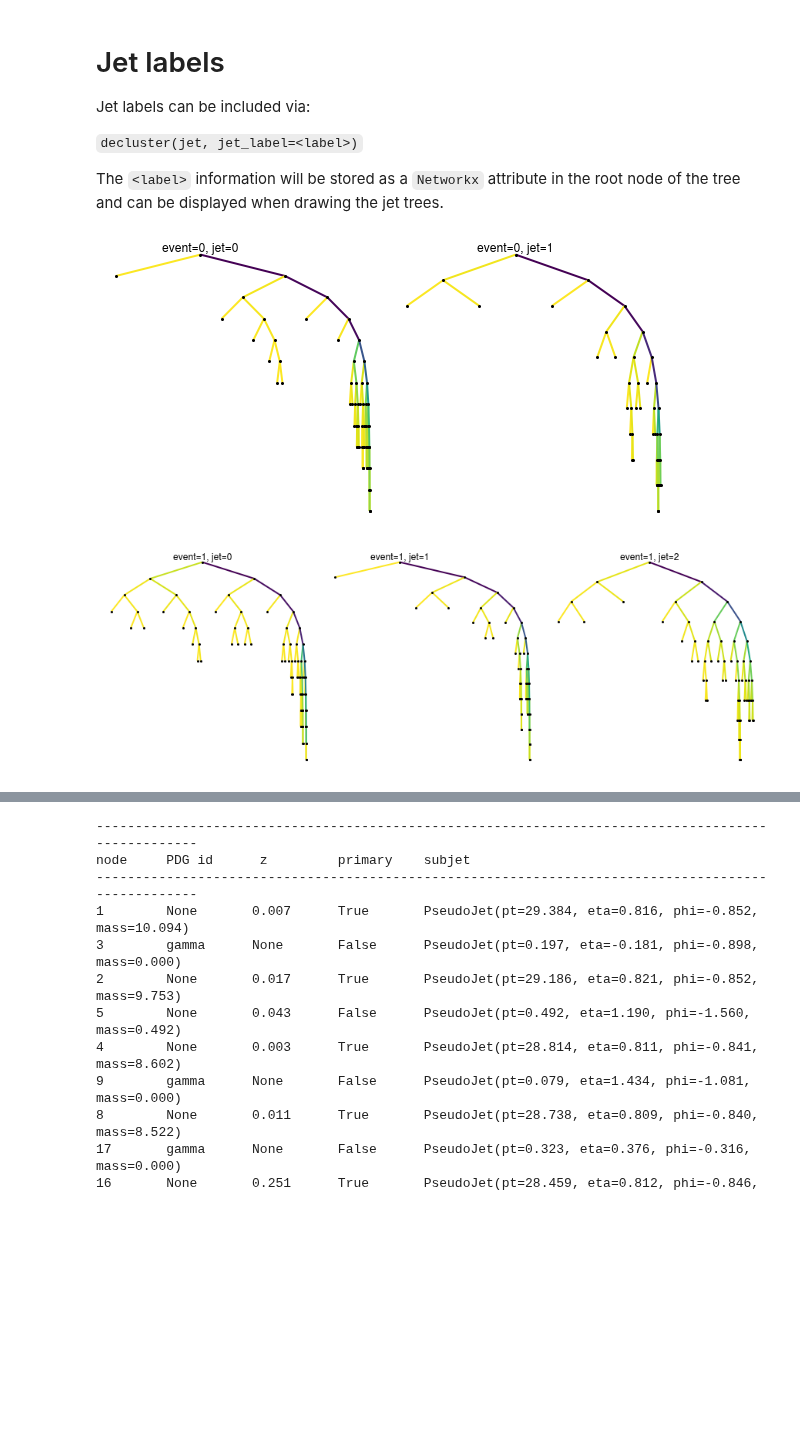
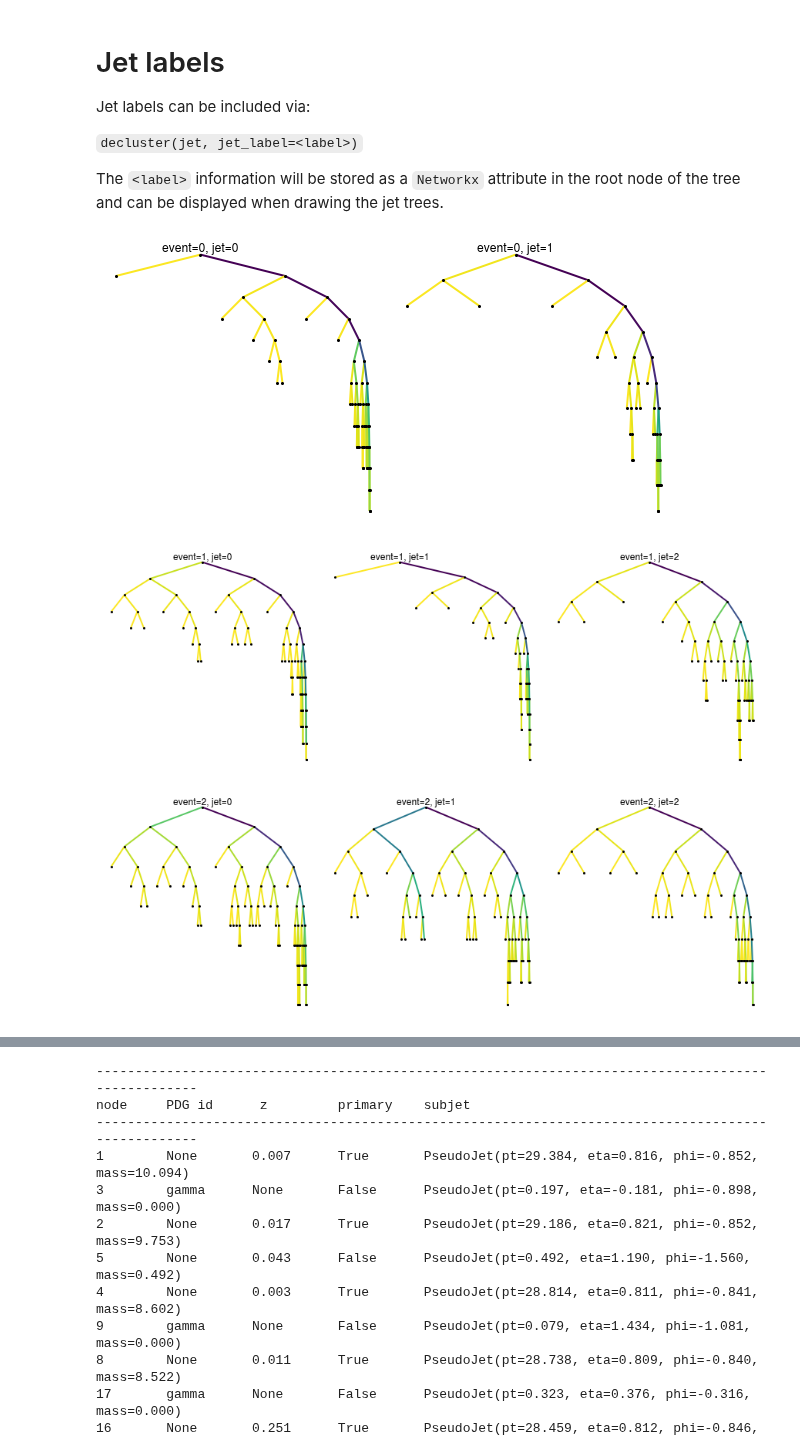
Before and after one commit to dfaroughy/JetDecluster, a Jupyter notebook: jet_trees_demo.ipynb, the cells around one changed output, grey strips where cells are left out. Saved outputs shown, nothing was run; the diff lists cells and outputs as text; code cells hidden in the pictures; blank space fills up the shorter version.

````diff
--- a/jet_trees_demo.ipynb
+++ b/jet_trees_demo.ipynb
@@ -75,21 +75,6 @@
 
 The tree nodes correspond to the subjets splittings  ***j -> j_a j_b***. During a splitting, the outgoing edge towards the right carries the most momentum (subjet ***j_a***). The edge color code describe the flow of momentum (normalized to the total jet pT) from one subjet splitting to the next... Yellow represent soft subjets while dark blue/green represent harder subjets.
 # %%
-
-def draw_trees(G,cmap=plt.cm.viridis_r, jet_label=False):
-    plt.figure(figsize=(4*len(G),4), constrained_layout=True)
-    for n,g in enumerate(G):
-        plt.subplot(int(str(1)+str(len(G))+str(n+1)))
-        pos = hierarchy_pos(g,1)
-        edge_color = nx.get_edge_attributes(g,'weight').values()
-        jl = nx.get_node_attributes(g,'jet_label')
-        nx.draw(g,pos=pos,node_size=4,node_color='k',alpha=1.0,edge_color=edge_color,width=2,edge_cmap=cmap)
-        if jet_label:
-            nx.draw_networkx_labels(g, pos=pos,labels=jl,verticalalignment='bottom')
-
-
-
-
 with get_particles(data='events.hepmc', stop=3) as event:
 
     for N,particles in enumerate(event):
@@ -151,20 +136,21 @@ Jet labels can be included via:
 
 The ```<label>``` information will be stored as a ```Networkx``` attribute in the root node of the tree and can be displayed when drawing the jet trees.
 # %%
-with get_particles(data='events.hepmc', stop=2) as event:
+with get_particles(data='events.hepmc', stop=3) as event:
 
     for N,particles in enumerate(event):
         sequence=cluster(particles, R=1., p=-1, ep=True)
         jets=sequence.inclusive_jets(ptmin=20.0)
 
         trees=[]
         for n,jet in enumerate(jets):
 
             tree=decluster(jet,jet_label="event={}, jet={}".format(N,n))
             trees.append(tree)
 
         draw_trees(trees, jet_label=True)
 # %% [output]
 [figure]
 [figure]
+[figure, added]
 # %% [markdown]
````
Also changed, not shown: parts of 2 cells of this notebook.
